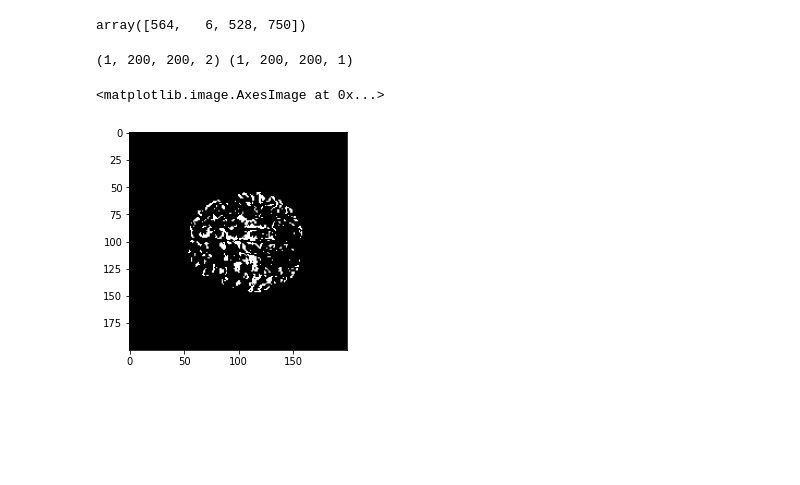
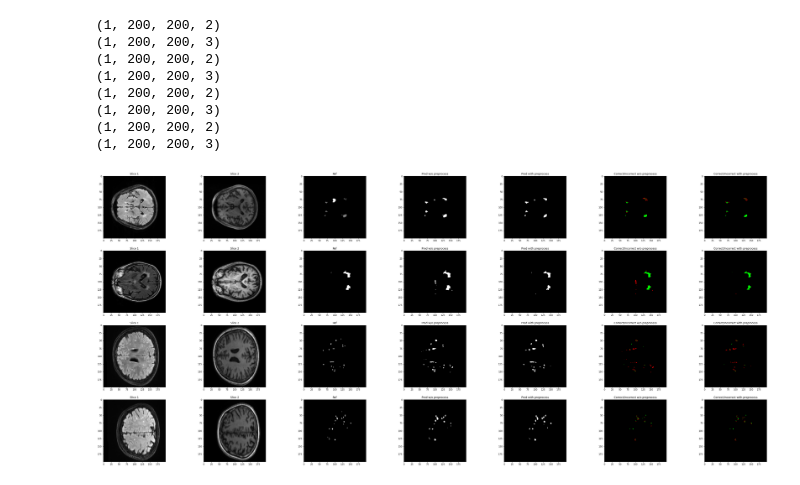
Before and after one commit to davidchen9830/wmh_challenge_segmentation, a Jupyter notebook: models/2d/test_model.ipynb, the cells around one changed output. Drawn from its saved outputs; the diff is of its cells as text; code cells hidden in the pictures; blank space fills up the shorter version.

```diff
--- a/models/2d/test_model.ipynb
+++ b/models/2d/test_model.ipynb
@@ -147,8 +226,14 @@ show_results(indices[batch_number * 4: batch_number * 4 + 4])
 # %%
-indices[batch_number * 4: batch_number * 4 + 4]
+batch_number = 25
+test_models(model, model_preprocess, test_gen, test_gen_preprocess,
+             indices[batch_number * 4: batch_number * 4 + 4])
 # %% [output]
-array([564,   6, 528, 750])
+(1, 200, 200, 2)
+(1, 200, 200, 3)
+(1, 200, 200, 2)
+(1, 200, 200, 3)
+(1, 200, 200, 2)
+(1, 200, 200, 3)
+(1, 200, 200, 2)
+(1, 200, 200, 3)
+[figure, added]
-# %%
-X, Y = test_gen[750]
-# %% [output]
-(1, 200, 200, 2) (1, 200, 200, 1)
@@ -164,5 +239,0 @@ max_value = np.max(flair)
-# %%
-plt.imshow( flair / max_value > 0.70, cmap='gray')
-# %% [output]
-<matplotlib.image.AxesImage at 0x...>
-[figure, removed]
```
Also changed, not shown: parts of 18 cells of this notebook, 1 other file.
